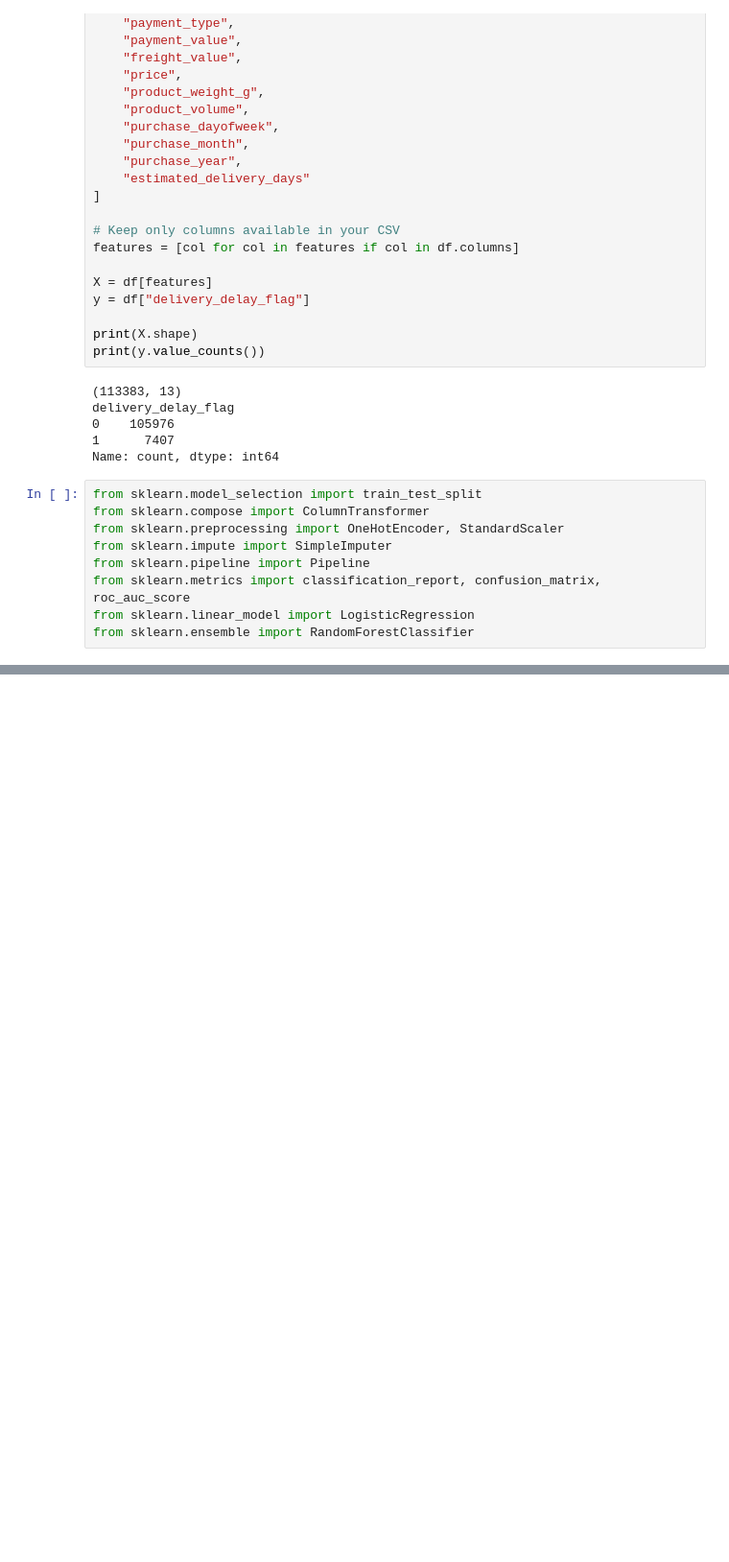
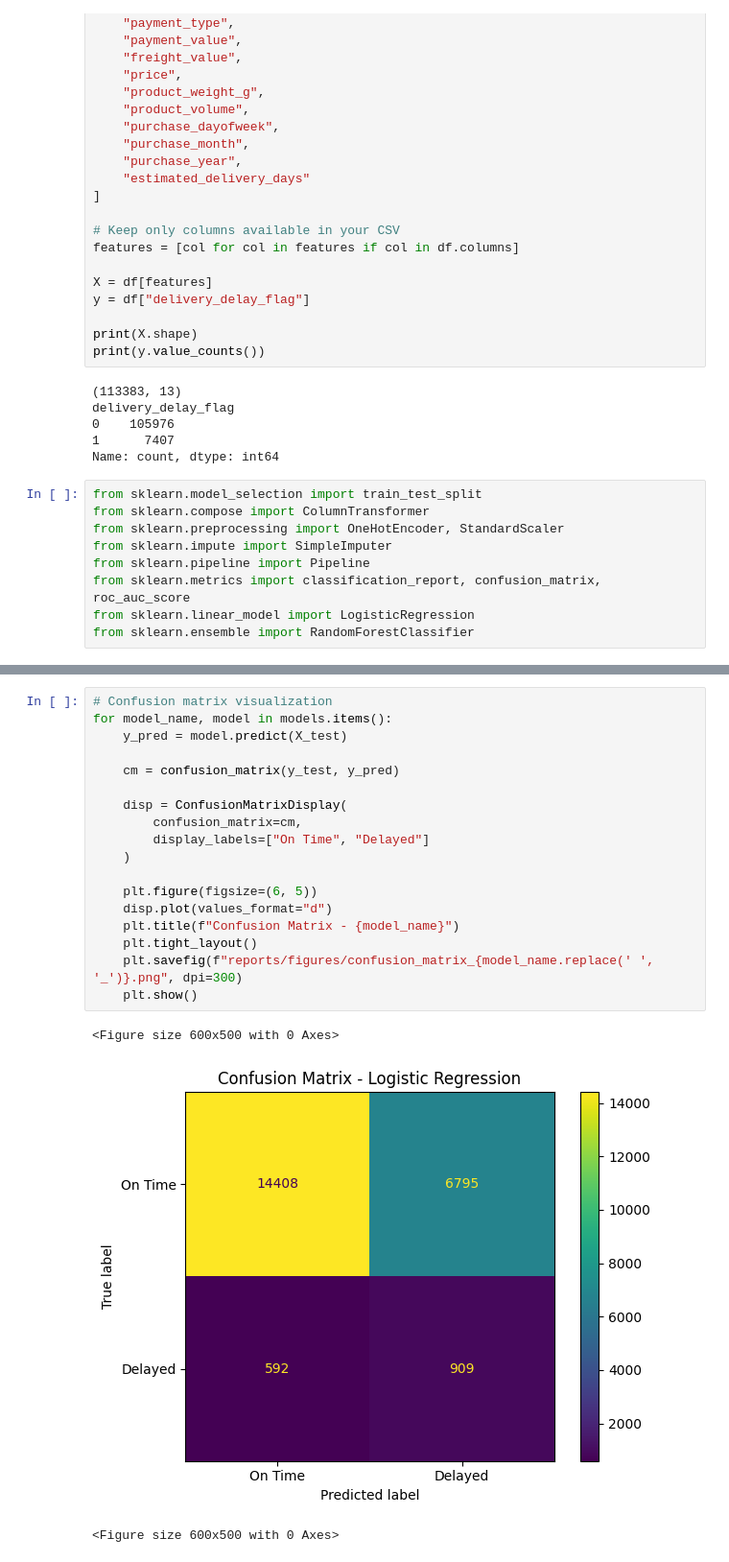
Before and after one commit to shambhavishanbhag1910/E-Commerce-Customer-Intelligence-Platform-using-Machine-Learning-and-MLOps, a Jupyter notebook: notebooks/01_baseline_delay_prediction.ipynb, the cells around one changed output, grey strips where cells are left out. Shown at 96% size. Cells and saved outputs as stored; diff of their text form; blank space fills up the shorter version.

```diff
--- a/notebooks/01_baseline_delay_prediction.ipynb
+++ b/notebooks/01_baseline_delay_prediction.ipynb
@@ -335,0 +438,22 @@ Random Forest PR-AUC: 0.3503266771724514
+# %%
+# Confusion matrix visualization
+for model_name, model in models.items():
+    y_pred = model.predict(X_test)
+
+    cm = confusion_matrix(y_test, y_pred)
+
+    disp = ConfusionMatrixDisplay(
+        confusion_matrix=cm,
+        display_labels=["On Time", "Delayed"]
+    )
+
+    plt.figure(figsize=(6, 5))
+    disp.plot(values_format="d")
+    plt.title(f"Confusion Matrix - {model_name}")
+    plt.tight_layout()
+    plt.savefig(f"reports/figures/confusion_matrix_{model_name.replace(' ', '_')}.png", dpi=300)
+    plt.show()
+# %% [output]
+<Figure size 600x500 with 0 Axes>
+[figure, added]
+<Figure size 600x500 with 0 Axes>
```
Also changed, not shown: parts of 19 cells of this notebook, 15 other files.
